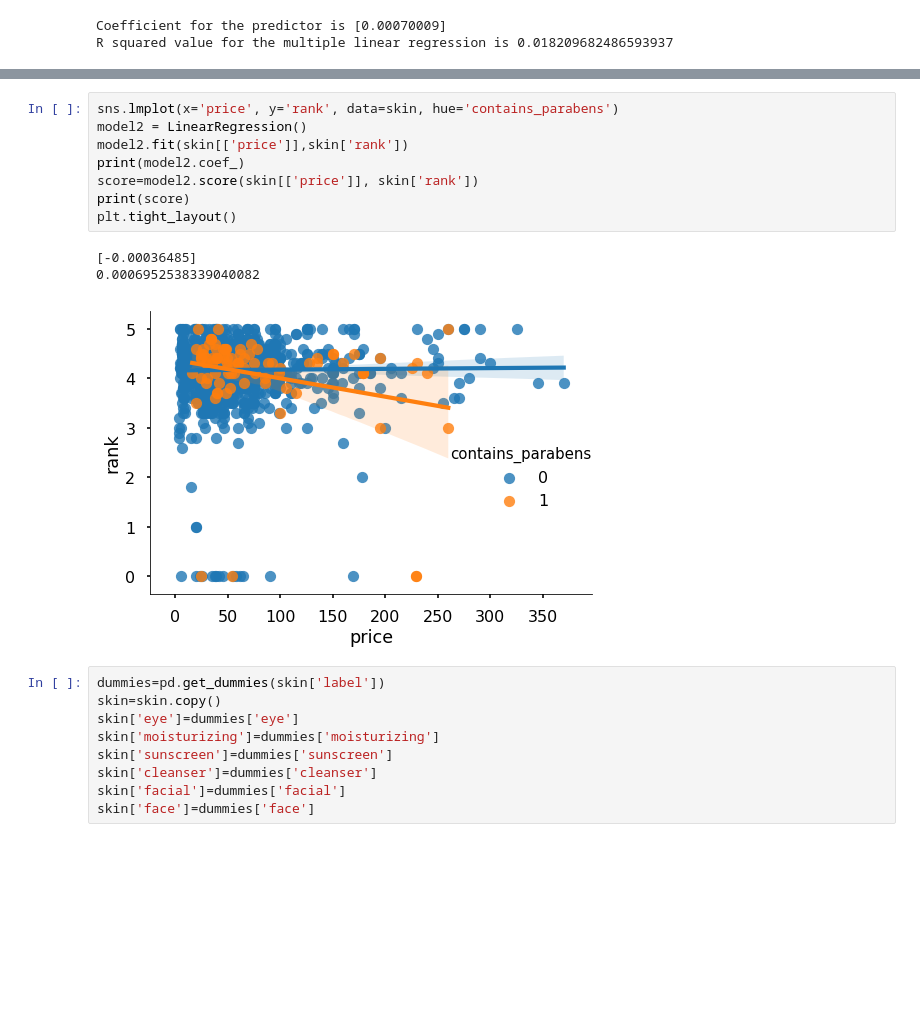
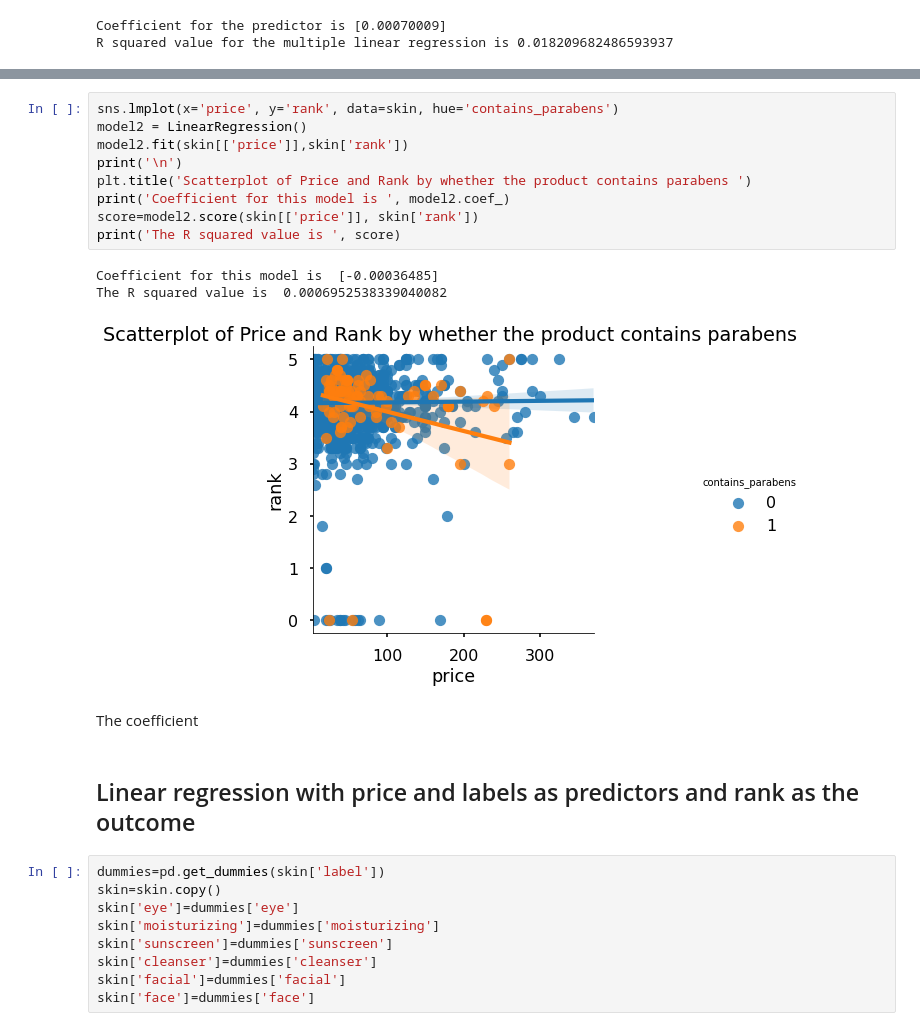
Before and after one commit to elitagao/info2950, a Jupyter notebook: INFO2950 Project_Laurens_update.ipynb, the cells around one changed output, grey strips where cells are left out. Saved outputs shown, nothing was run; the diff lists cells and outputs as text; blank space fills up the shorter version.

```diff
--- a/INFO2950 Project_Laurens_update.ipynb
+++ b/INFO2950 Project_Laurens_update.ipynb
@@ -714,15 +724,20 @@ Text(1.8,0.5,'Price')
 # %%
 sns.lmplot(x='price', y='rank', data=skin, hue='contains_parabens')
 model2 = LinearRegression()
 model2.fit(skin[['price']],skin['rank'])
-print(model2.coef_)
+print('\n')
+plt.title('Scatterplot of Price and Rank by whether the product contains parabens ')
+print('Coefficient for this model is ', model2.coef_)
 score=model2.score(skin[['price']], skin['rank'])
-print(score)
-plt.tight_layout()
+print('The R squared value is ', score)
 # %% [output]
-[-0.00036485]
-0.0006952538339040082
+Coefficient for this model is  [-0.00036485]
+The R squared value is  0.0006952538339040082
-[figure, old version]
+[figure, new version]
+# %% [markdown]
+The coefficient
+# %% [markdown]
+## Linear regression with price and labels as predictors and rank as the outcome
 # %%
 dummies=pd.get_dummies(skin['label'])
 skin=skin.copy()
```
Also changed, not shown: parts of 100 cells of this notebook.
